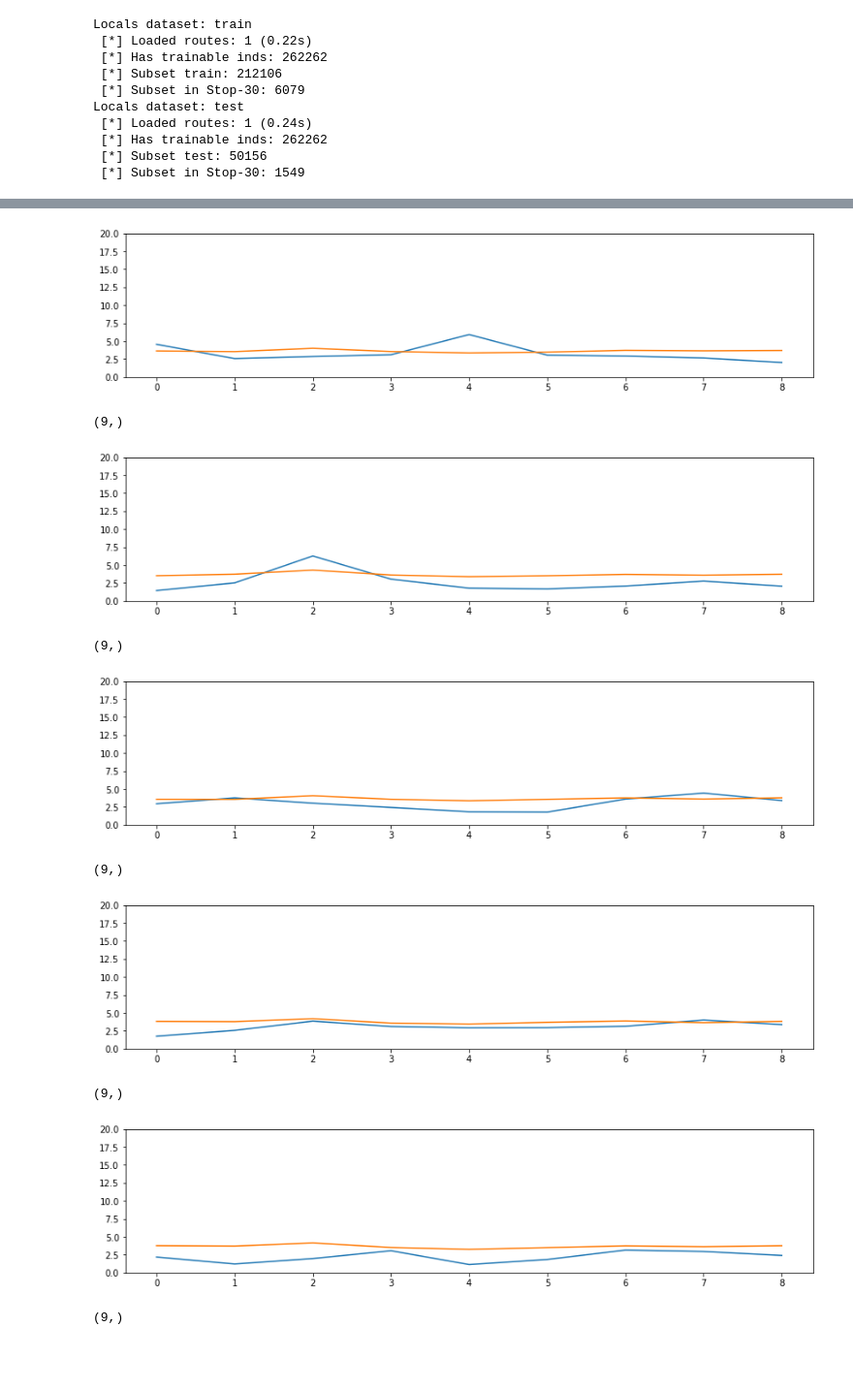
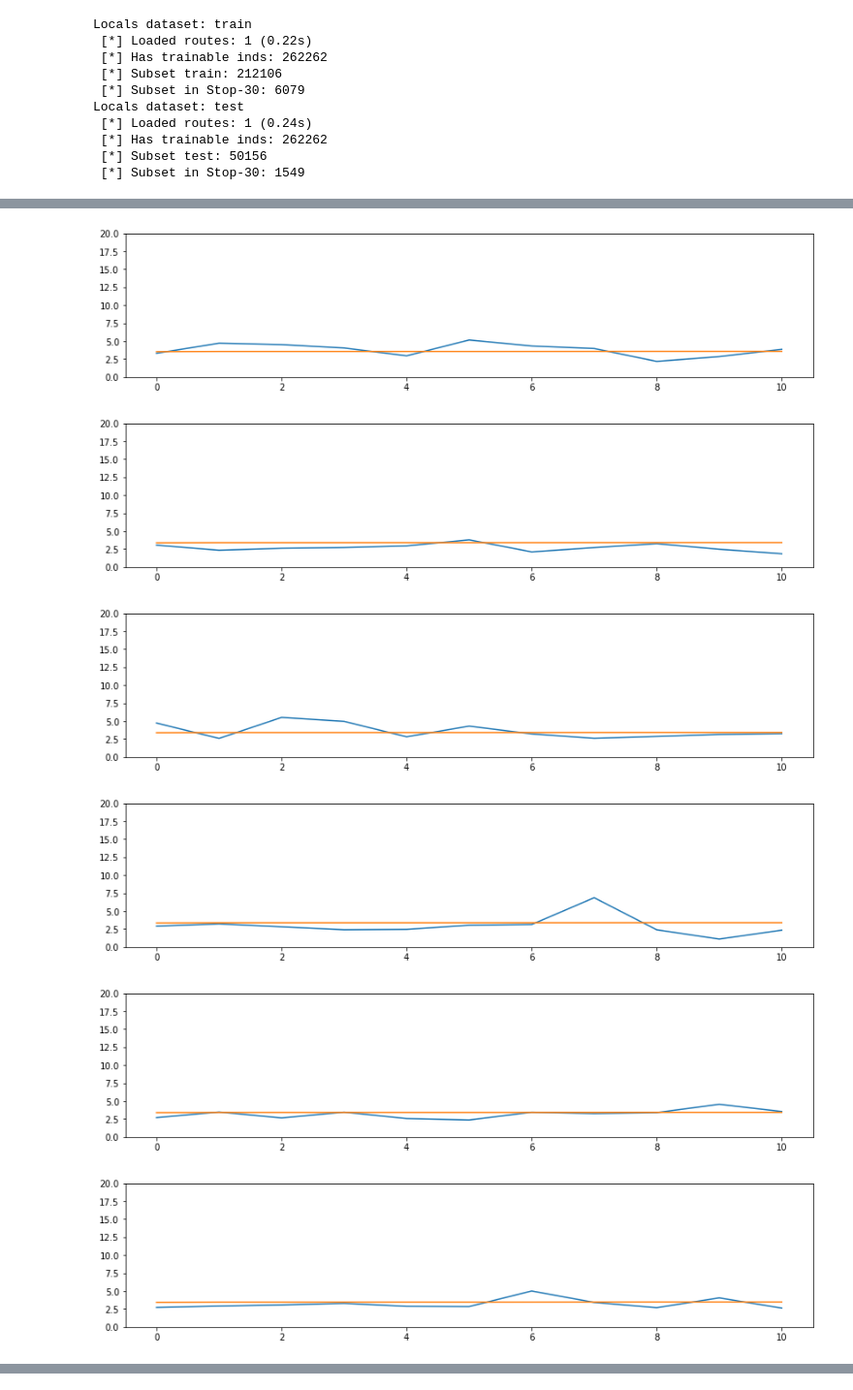
Before and after one commit to ulzee/traffic, a Jupyter notebook: Graph.ipynb, the cells around one changed output, grey strips where cells are left out. Shown at 97% size. Drawn from its saved outputs; the diff is of its cells as text; code cells hidden in the pictures; blank space fills up the shorter version.

```diff
--- a/Graph.ipynb
+++ b/Graph.ipynb
@@ -31,8 +32,8 @@ device
 # %% [output]
 device(type='cuda', index=1)
 # %%
-dset = SingleStop(SROUTE, SIND, 'train', BSIZE, lag=LAG).generator()
-evalset = SingleStop(SROUTE, SIND, 'test', BSIZE, lag=LAG).generator()
+dset = SingleStop(SROUTE, SIND, 'train', BSIZE, stops=STOPS, lag=LAG).generator()
+evalset = SingleStop(SROUTE, SIND, 'test', BSIZE, stops=STOPS, lag=LAG).generator()
 # %% [output]
 Locals dataset: train
  [*] Loaded routes: 1 (0.22s)
@@ -47,6 +48,5 @@ Locals dataset: test
 # %%
 kernels = None
 upops = None
+opt = None
+criterion = nn.MSELoss().to(device)
-# %%
-criterion = nn.MSELoss().to(device)
-kopt, uopt, opt, sch = None, None, None, None
@@ -190,12 +119,17 @@ plt.show(); plt.close()
 # %%
-_ys, ys = zip(*gather_predictions(graph_t, states))
-_ys, ys = torch.cat(_ys, dim=1), torch.cat(ys, dim=1)
+ytrue = tonpy(torch.cat(_tys, dim=1))
+ypred = tonpy(torch.cat(tys, dim=1))
 # %%
-for ii in range(10):
+for bat in range(20):
     plt.figure(figsize=(14, 3))
-    print(tonpy(_ys)[ii].shape)
-    plt.plot(tonpy(_ys)[ii])
-    plt.plot(tonpy(ys)[ii])
+    plt.plot(ytrue[bat])
+    plt.plot(ypred[bat])
     plt.ylim(0, 20)
     plt.show(); plt.close()
 # %% [output]
+[figure, new version]
+[figure, new version]
+[figure, new version]
+[figure, new version]
+[figure, new version]
+[figure, new version]
@@ -203,10 +142,0 @@ for ii in range(10):
-[figure, old version]
-(9,)
-[figure, old version]
-(9,)
-[figure, old version]
-(9,)
-[figure, old version]
-(9,)
-[figure, old version]
-(9,)
```
Also changed, not shown: parts of 5 cells of this notebook, 2 other files.
